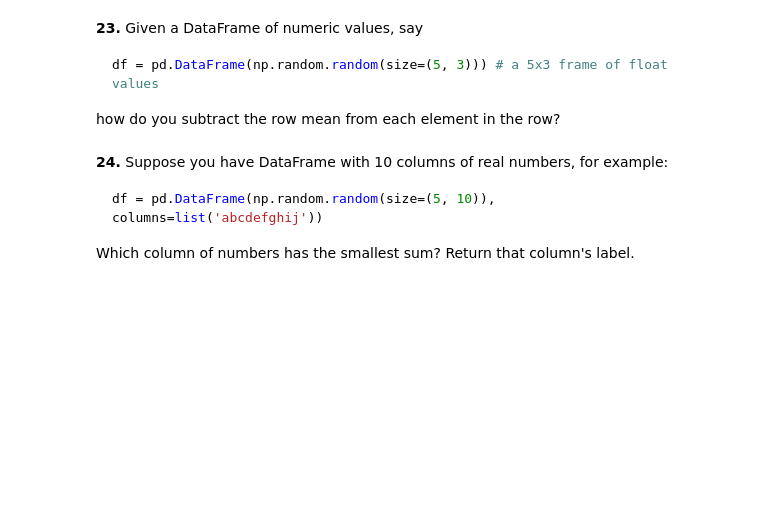
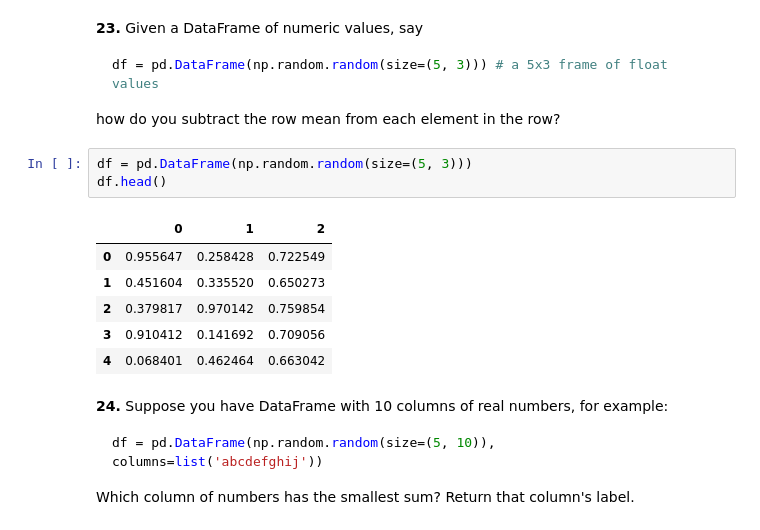
Before and after one commit to robindude8000/100-pandas-puzzles, a Jupyter notebook: 100-pandas-puzzles.ipynb, the cells around one changed output. Saved outputs shown, nothing was run; the diff lists cells and outputs as text; blank space fills up the shorter version.

````diff
--- a/100-pandas-puzzles.ipynb
+++ b/100-pandas-puzzles.ipynb
@@ -295,6 +307,16 @@ df = pd.DataFrame(np.random.random(size=(5, 3))) # a 5x3 frame of float values
 ```
 
 how do you subtract the row mean from each element in the row?
+# %%
+df = pd.DataFrame(np.random.random(size=(5, 3)))
+df.head()
+# %% [output]
+|  | 0 | 1 | 2 |
+| 0 | 0.955647 | 0.258428 | 0.722549 |
+| 1 | 0.451604 | 0.335520 | 0.650273 |
+| 2 | 0.379817 | 0.970142 | 0.759854 |
+| 3 | 0.910412 | 0.141692 | 0.709056 |
+| 4 | 0.068401 | 0.462464 | 0.663042 |
 # %% [markdown]
 **24.** Suppose you have DataFrame with 10 columns of real numbers, for example:
 
````
Also changed, not shown: parts of 2 cells of this notebook.
